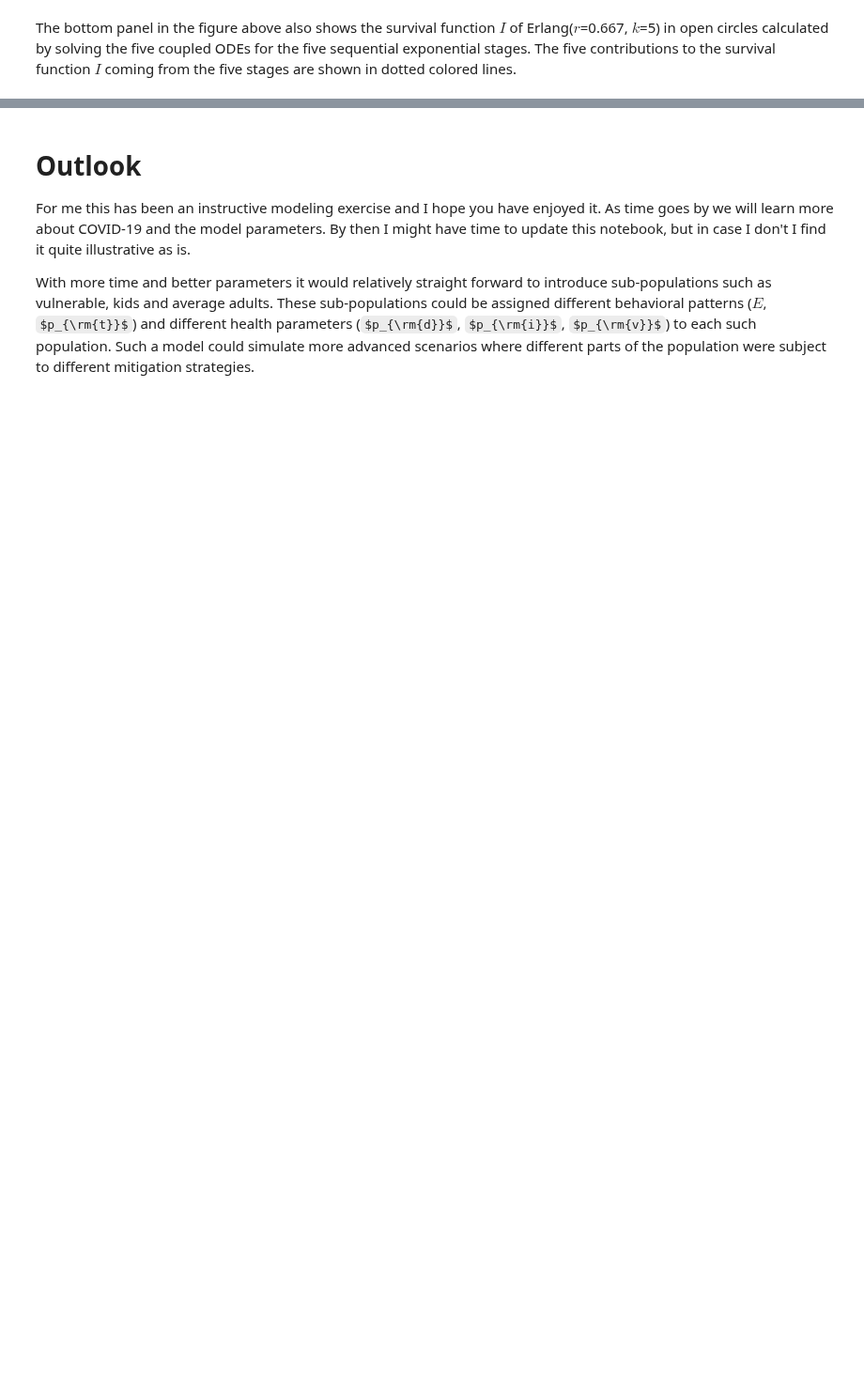
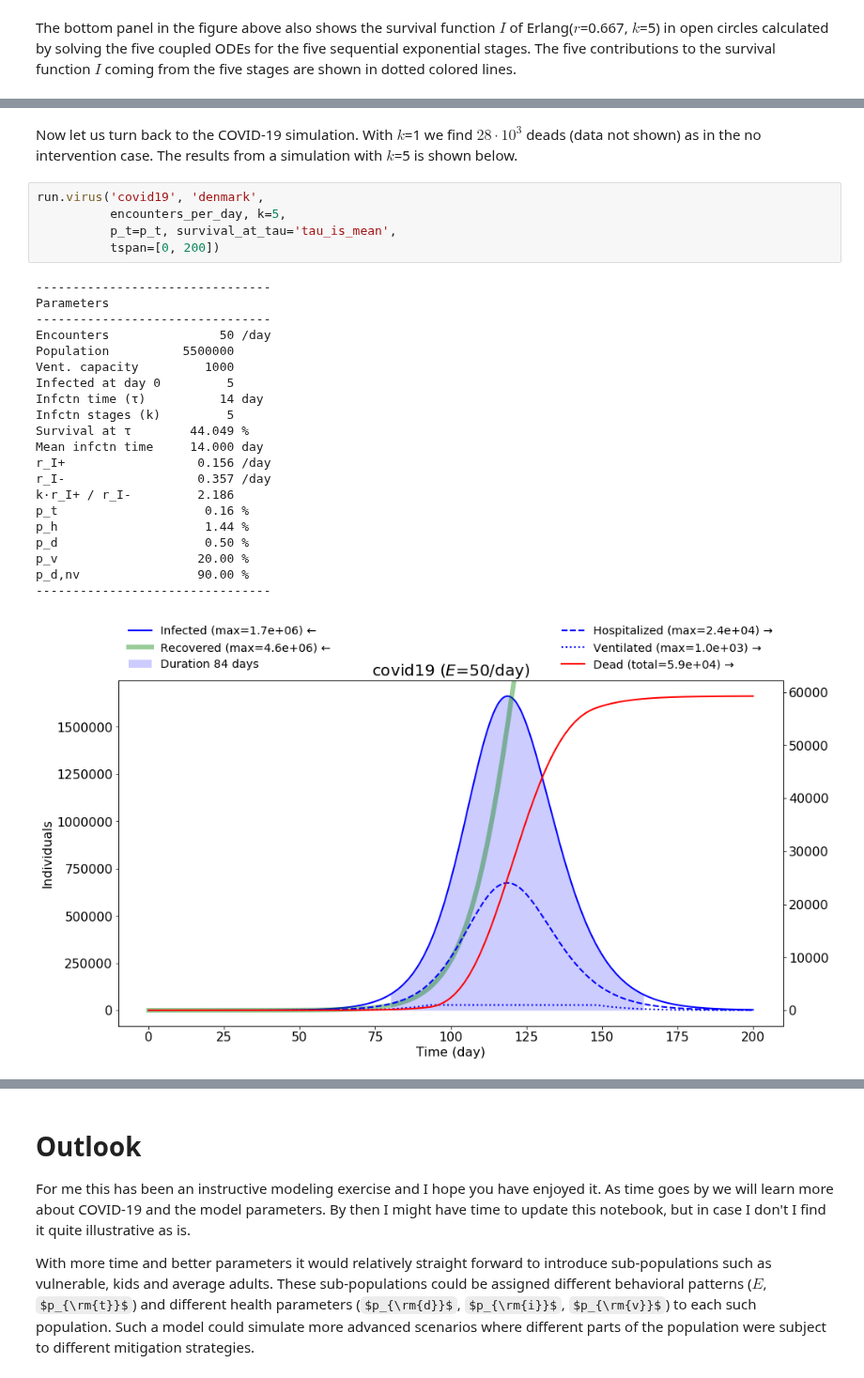
Before and after one commit to mrsonne/virus, a Jupyter notebook: virus.ipynb, the cells around one changed output, grey strips where cells are left out. Shown at 94% size. Saved outputs shown, nothing was run; the diff lists cells and outputs as text; some formulas as TeX source; blank space fills up the shorter version.

Commit message:
rename keyword survival_at_tau='mean' to 'tau_is_mean'

```diff
--- a/virus.ipynb
+++ b/virus.ipynb
@@ -414,3 +430,32 @@ p_v                    0.00 %
 p_d,nv                 0.00 %
 --------------------------------
 [figure]
+# %% [markdown]
+Now let us turn back to the COVID-19 simulation. With $k$=1 we find $28\cdot 10^3$ deads (data not shown) as in the no intervention case. The results from a simulation with $k$=5 is shown below.
+# %%
+run.virus('covid19', 'denmark',
+          encounters_per_day, k=5,
+          p_t=p_t, survival_at_tau='tau_is_mean',
+          tspan=[0, 200])
+# %% [output]
+--------------------------------
+Parameters
+--------------------------------
+Encounters               50 /day
+Population          5500000
+Vent. capacity         1000
+Infected at day 0         5
+Infctn time (τ)          14 day
+Infctn stages (k)         5
+Survival at τ        44.049 %
+Mean infctn time     14.000 day
+r_I+                  0.156 /day
+r_I-                  0.357 /day
+k·r_I+ / r_I-         2.186
+p_t                    0.16 %
+p_h                    1.44 %
+p_d                    0.50 %
+p_v                   20.00 %
+p_d,nv                90.00 %
+--------------------------------
+[figure, added]
```
Also changed, not shown: parts of 13 cells of this notebook, 3 other files.
